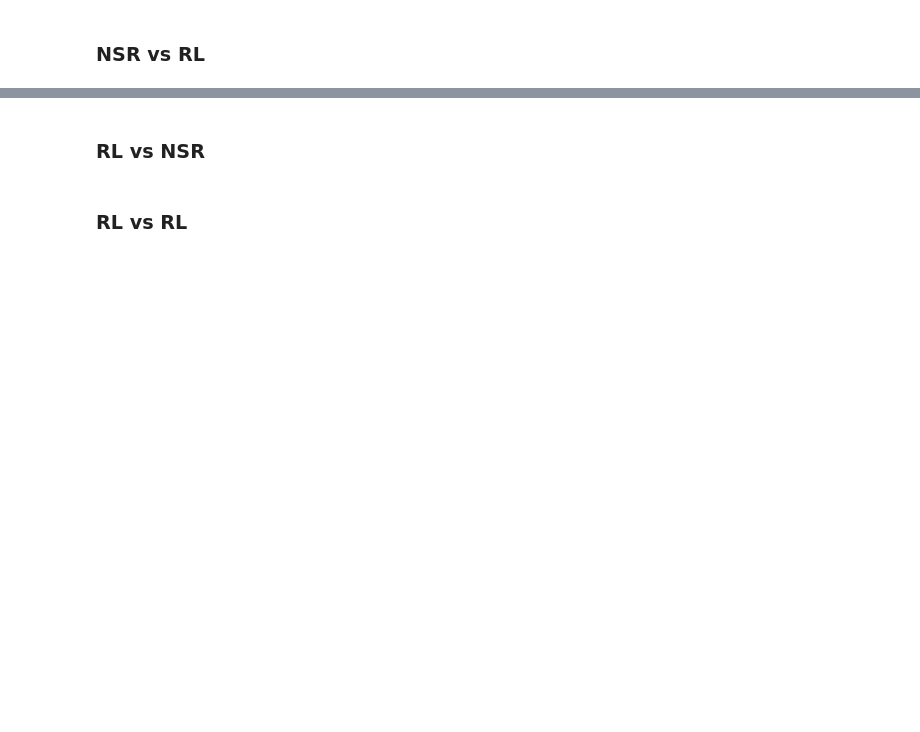
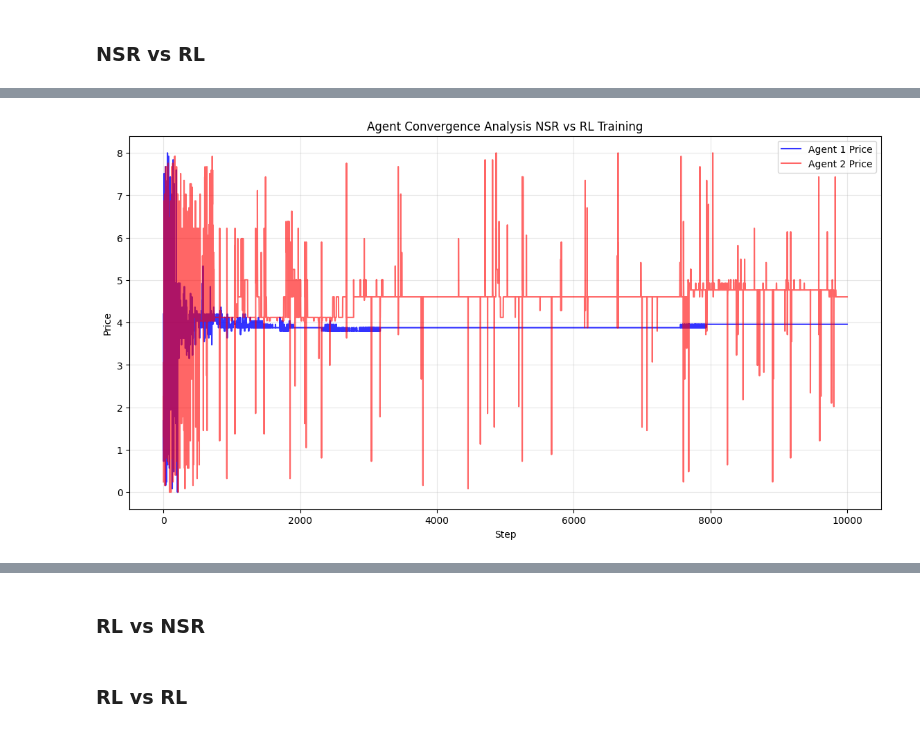
Before and after one commit to alan-w25/cis-6200-final, a Jupyter notebook: market_audit/notebooks/agent_agent_tests.ipynb, the cells around one changed output, grey strips where cells are left out. Drawn from its saved outputs; the diff is of its cells as text; code cells hidden in the pictures; blank space fills up the shorter version.

```diff
--- a/market_audit/notebooks/agent_agent_tests.ipynb
+++ b/market_audit/notebooks/agent_agent_tests.ipynb
@@ -79,0 +83,6 @@ plot_market_shares(nsr_nsr, env_config, title_suffix="NSR vs NSR")
+# %%
+rl_agent = RLAgent(action_space=env.action_space, config=rl_config)
+nsr_1.reset()
+# %%
+nsr_rl_tr = run_episode(env, nsr_1, rl_agent, label="NSR vs RL", train_mode=True)
+nsr_rl_ts = run_episode(env, nsr_1, rl_agent, label="NSR vs RL", train_mode=False)
@@ -79,0 +95,4 @@ plot_market_shares(nsr_nsr, env_config, title_suffix="NSR vs NSR")
+# %%
+plot_generalized_convergence(nsr_rl_tr, env_config, title_suffix="NSR vs RL Training", plot_br1 = False, plot_br2 = False)
+# %% [output]
+[figure, added]
```
Also changed, not shown: parts of 10 cells of this notebook, 1 other file.
